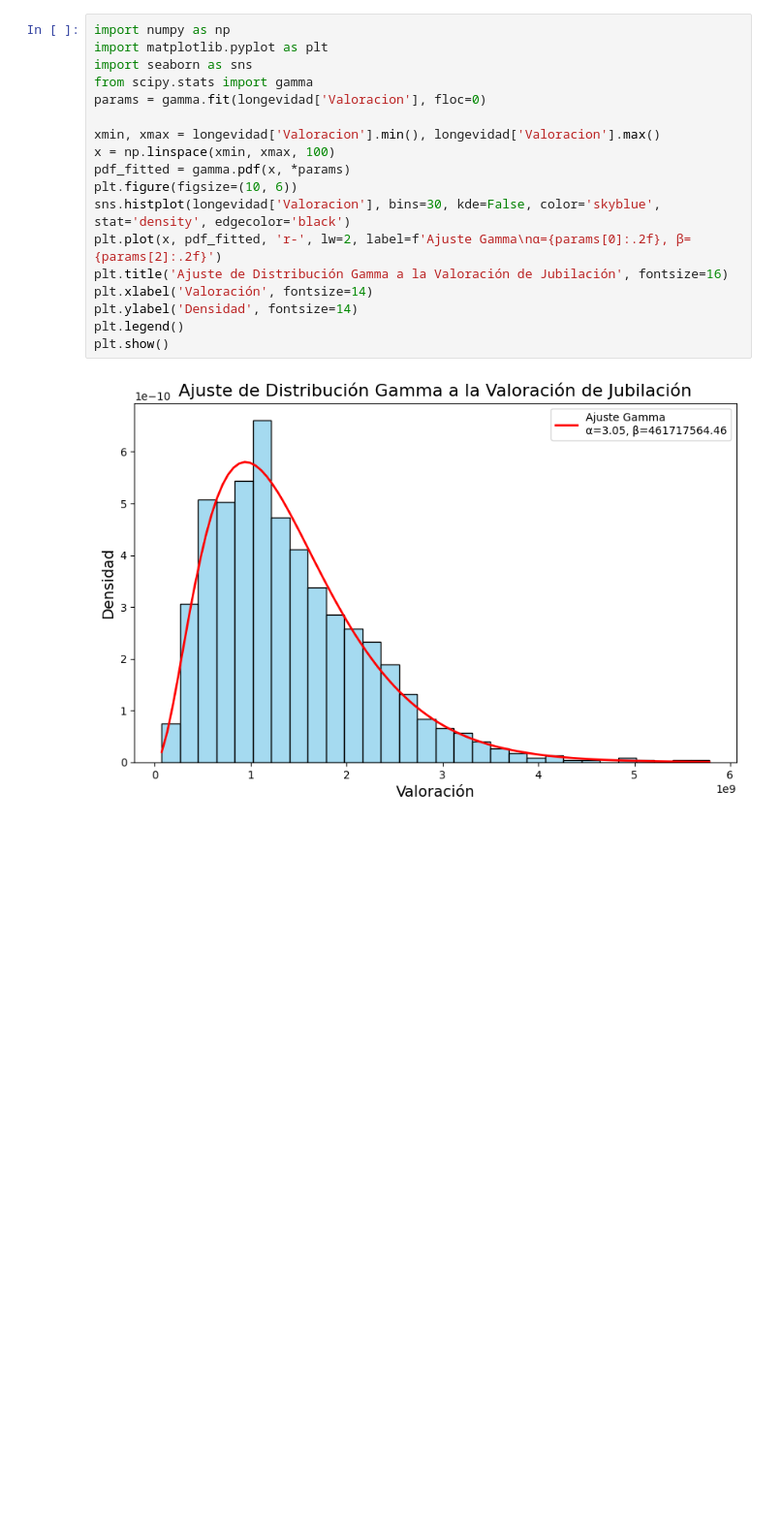
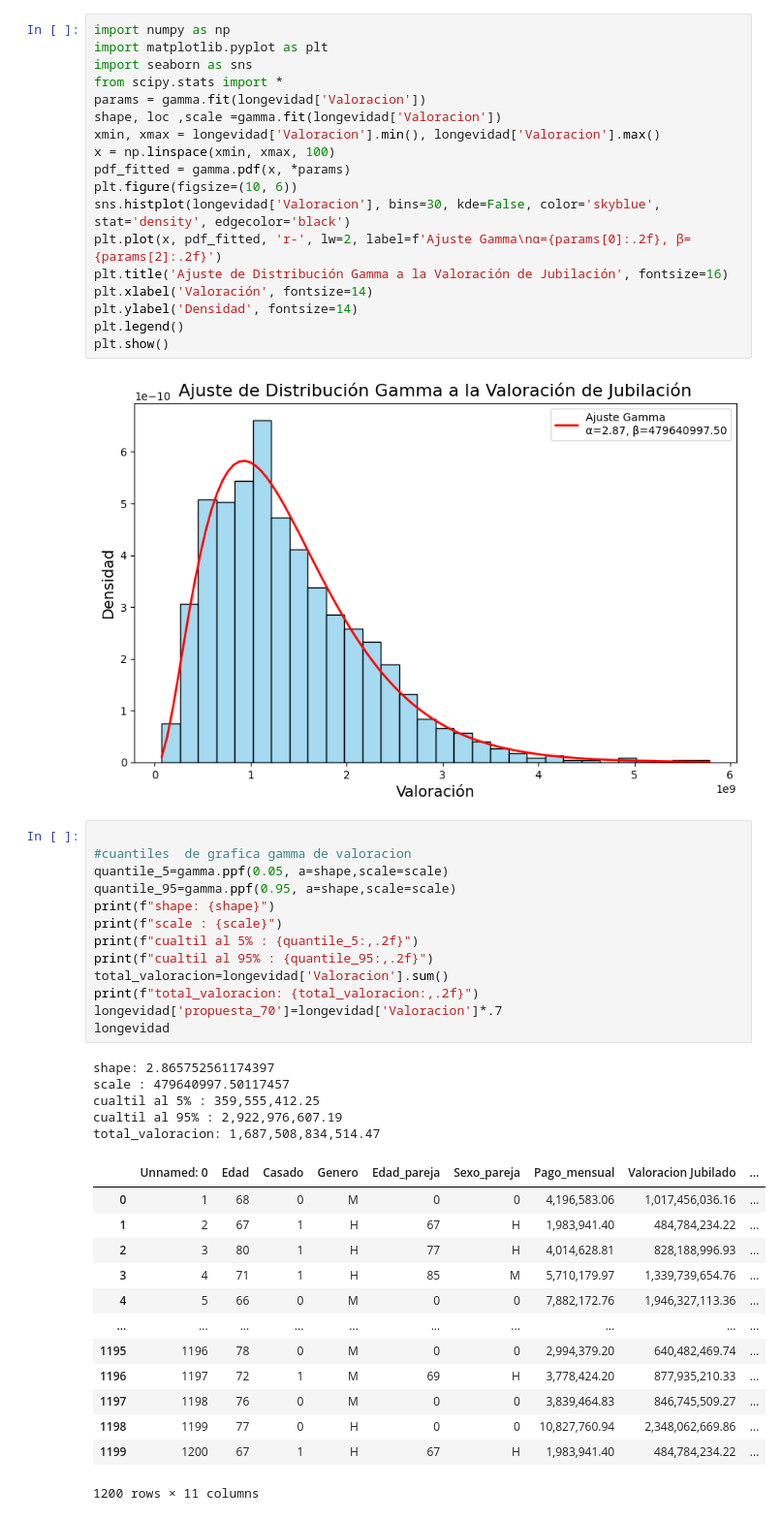
Before and after one commit to mateocivil10/pj_sa_202402, a Jupyter notebook: NOTEBOOKS/proyecto_clase_4.ipynb, the cells around one changed output. Shown at 97% size. Drawn from its saved outputs; the diff is of its cells as text; blank space fills up the shorter version.

```diff
--- a/NOTEBOOKS/proyecto_clase_4.ipynb
+++ b/NOTEBOOKS/proyecto_clase_4.ipynb
@@ -140,9 +158,9 @@ plt.show()
 import numpy as np
 import matplotlib.pyplot as plt
 import seaborn as sns
-from scipy.stats import gamma
-params = gamma.fit(longevidad['Valoracion'], floc=0)
-
+from scipy.stats import *
+params = gamma.fit(longevidad['Valoracion'])
+shape, loc ,scale =gamma.fit(longevidad['Valoracion'])
 xmin, xmax = longevidad['Valoracion'].min(), longevidad['Valoracion'].max()
 x = np.linspace(xmin, xmax, 100)
 pdf_fitted = gamma.pdf(x, *params)
@@ -156,3 +174,35 @@ plt.legend()
 plt.show()
 # %% [output]
 [figure]
+# %%
+
+#cuantiles  de grafica gamma de valoracion
+quantile_5=gamma.ppf(0.05, a=shape,scale=scale)
+quantile_95=gamma.ppf(0.95, a=shape,scale=scale)
+print(f"shape: {shape}")
+print(f"scale : {scale}")
+print(f"cualtil al 5% : {quantile_5:,.2f}")
+print(f"cualtil al 95% : {quantile_95:,.2f}")
+total_valoracion=longevidad['Valoracion'].sum()
+print(f"total_valoracion: {total_valoracion:,.2f}")
+longevidad['propuesta_70']=longevidad['Valoracion']*.7
+longevidad
+# %% [output]
+shape: 2.865752561174397
+scale : 479640997.50117457
+cualtil al 5% : 359,555,412.25
+cualtil al 95% : 2,922,976,607.19
+total_valoracion: 1,687,508,834,514.47
+|  | Unnamed: 0 | Edad | Casado | Genero | Edad_pareja | Sexo_pareja | Pago_mensual | Valoracion Jubilado | ... |
+| 0 | 1 | 68 | 0 | M | 0 | 0 | 4,196,583.06 | 1,017,456,036.16 | ... |
+| 1 | 2 | 67 | 1 | H | 67 | H | 1,983,941.40 | 484,784,234.22 | ... |
+| 2 | 3 | 80 | 1 | H | 77 | H | 4,014,628.81 | 828,188,996.93 | ... |
+| 3 | 4 | 71 | 1 | H | 85 | M | 5,710,179.97 | 1,339,739,654.76 | ... |
+| 4 | 5 | 66 | 0 | M | 0 | 0 | 7,882,172.76 | 1,946,327,113.36 | ... |
+| ... | ... | ... | ... | ... | ... | ... | ... | ... | ... |
+| 1195 | 1196 | 78 | 0 | M | 0 | 0 | 2,994,379.20 | 640,482,469.74 | ... |
+| 1196 | 1197 | 72 | 1 | M | 69 | H | 3,778,424.20 | 877,935,210.33 | ... |
+| 1197 | 1198 | 76 | 0 | M | 0 | 0 | 3,839,464.83 | 846,745,509.27 | ... |
+| 1198 | 1199 | 77 | 0 | H | 0 | 0 | 10,827,760.94 | 2,348,062,669.86 | ... |
+| 1199 | 1200 | 67 | 1 | H | 67 | H | 1,983,941.40 | 484,784,234.22 | ... |
+1200 rows × 11 columns
```
Also changed, not shown: parts of 4 cells of this notebook, 3 other files.
